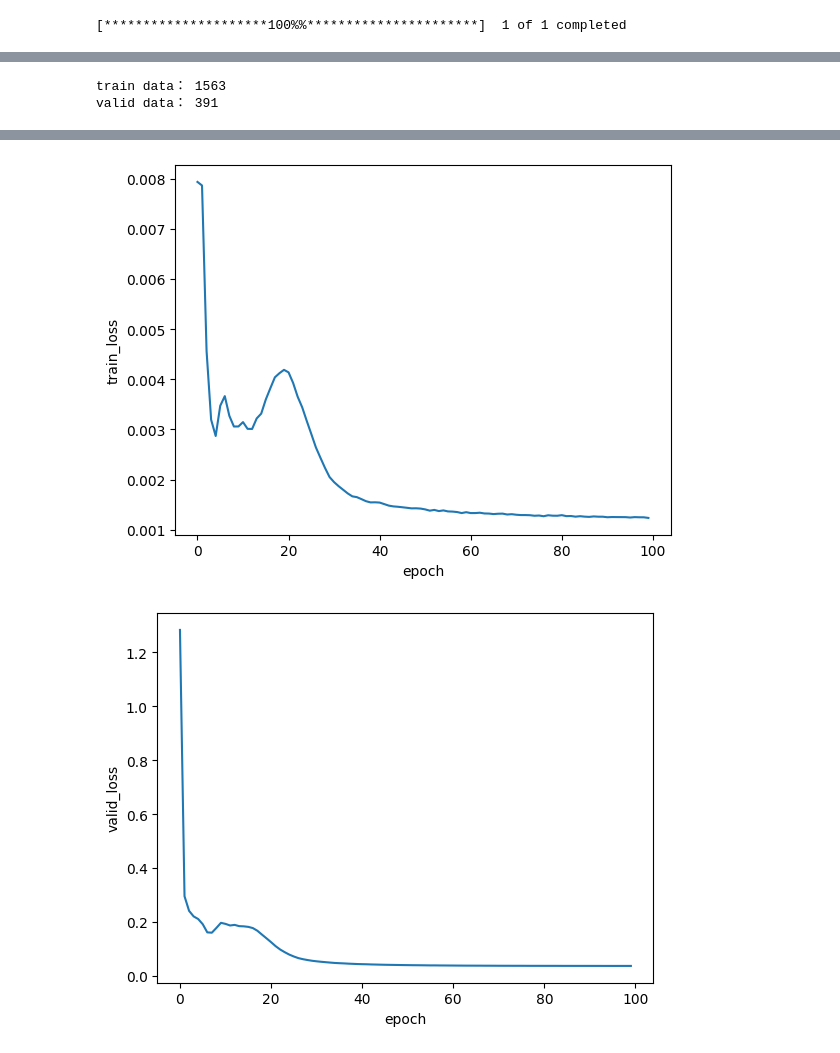
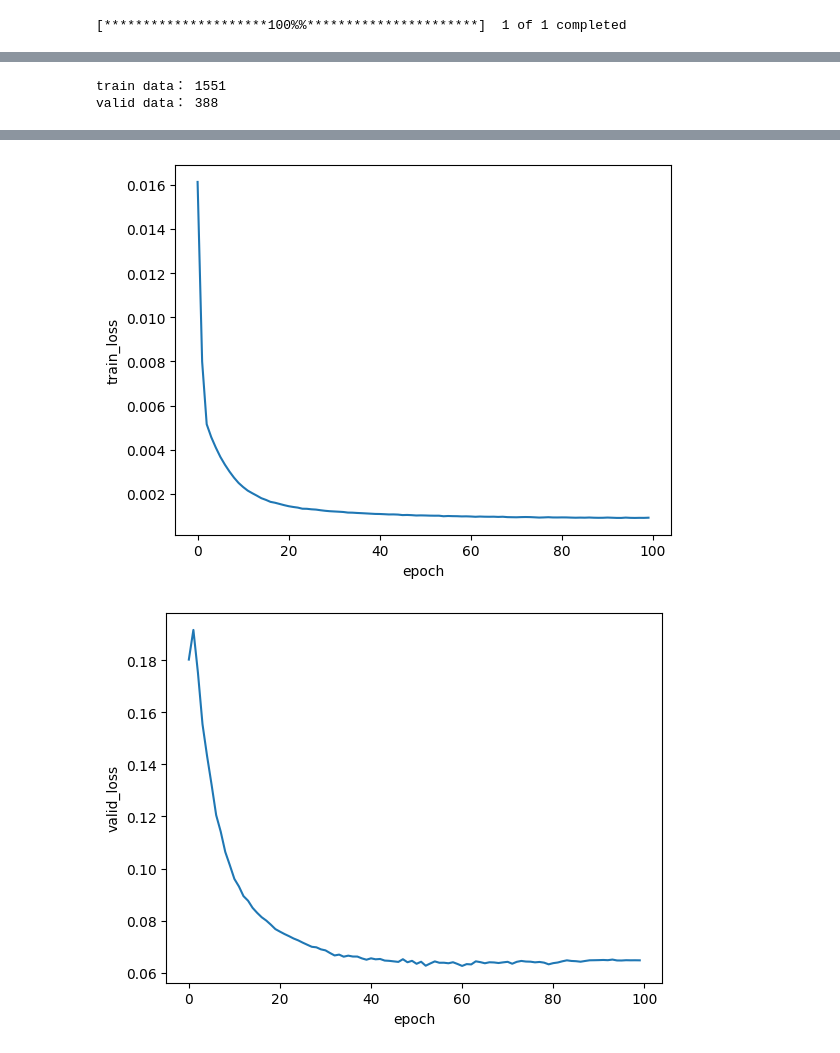
Before and after one commit to LvJiaaaaY/Stock-Prediction-Project, a Jupyter notebook: Transformer.ipynb, the cells around one changed output, grey strips where cells are left out. Cells and saved outputs as stored; diff of their text form; code cells hidden in the pictures.

```diff
--- a/Transformer.ipynb
+++ b/Transformer.ipynb
@@ -15,11 +15,11 @@ yfin.pdr_override()
 # %%
 # Parameter for data
 ## Security code
-stock_code='ECL'
+stock_code='GGB'
 ## Start Date
 start_date='2015-08-17'
 ## End Date
-end_date='2023-08-18'
+end_date='2023-07-28'
 ## Split ratio of train data and validation data
 train_rate=0.8
 ## How many business days to see
@@ -81,8 +81,8 @@ valid_data=inout_data[int(np.shape(inout_data)[0]*train_rate):].to(device)
 print('train data：',np.shape(train_data)[0])
 print('valid data：',np.shape(valid_data)[0])
 # %% [output]
-train data： 1563
-valid data： 391
+train data： 1551
+valid data： 388
 # %%
 # Define a function for getting mini-batch
 def get_batch(source, i, batch_size):
@@ -205,7 +205,7 @@ for epoch in range(1,epochs+1):
     break
 
 plt.xlabel('epoch')
-plt.ylabel('train_loss')
+plt.ylabel(R'train_loss')
 plt.plot(train_loss_list)
 plt.show()
 
@@ -227,2 +227,2 @@ plt.show()
-[figure, old version]
+[figure, new version]
-[figure, old version]
+[figure, new version]
```
Also changed, not shown: parts of 6 cells of this notebook.
